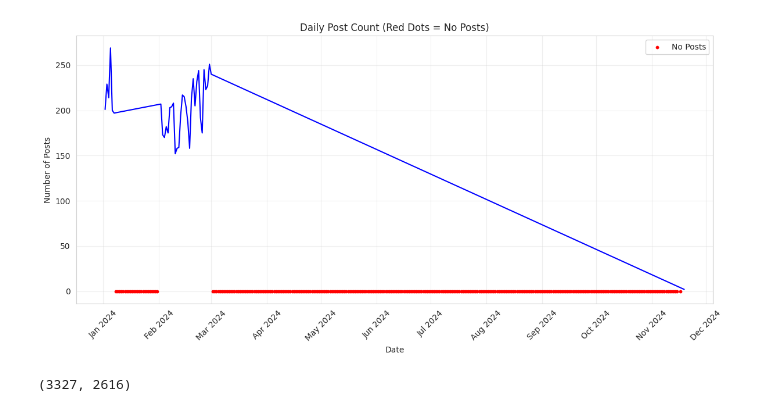
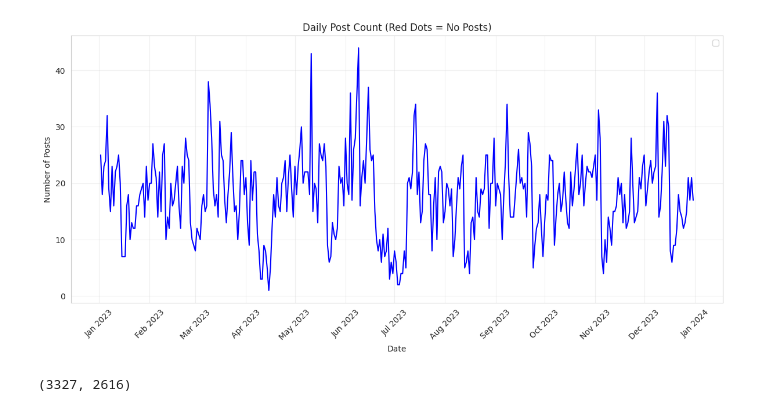
Before and after one commit to ERC-BIG-5/platform-clients, a Jupyter notebook: src/experiment/youtube_video_stats.ipynb, the cells around one changed output. Saved outputs shown, nothing was run; the diff lists cells and outputs as text; code cells hidden in the pictures.

```diff
--- a/src/experiment/youtube_video_stats.ipynb
+++ b/src/experiment/youtube_video_stats.ipynb
@@ -114,5 +114,5 @@ def vis_year(year: int):
 # plot.show()
 
 
-vis_year(2024)
+vis_year(2023)
 # %% [output]
@@ -119,4 +153,4 @@ vis_year(2024)
-[figure, old version]
+[figure, new version]
 # %%
 from sqlalchemy.orm import contains_eager
 
```
Also changed, not shown: parts of 2 cells of this notebook, 9 other files.
